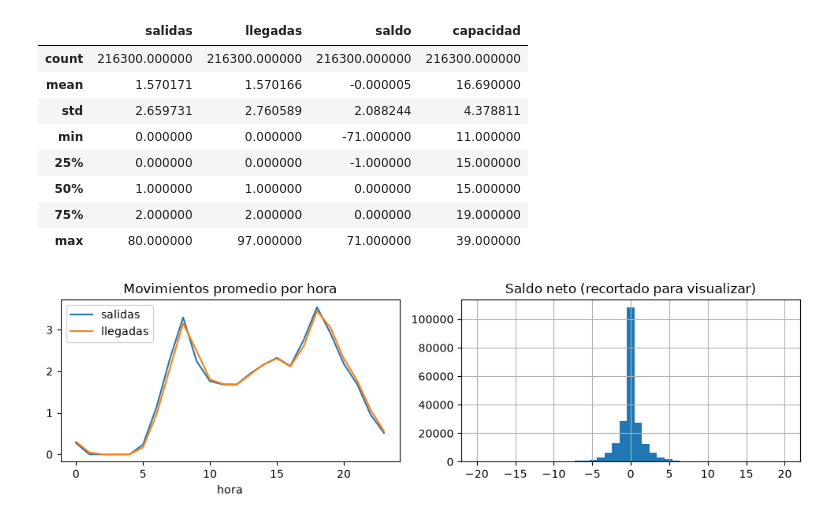
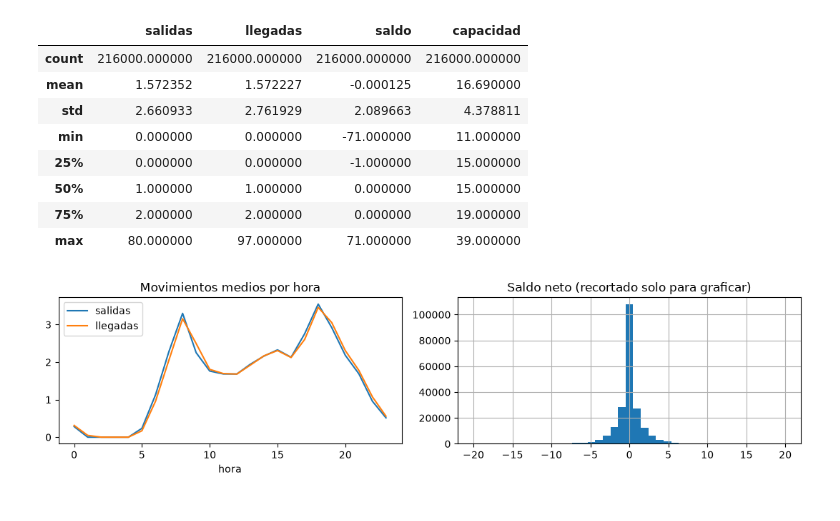
Before and after one commit to andresvazquez/TC5061-Proyecto-Equipo06, a Jupyter notebook: notebooks/2.0-JPC-target_p2.ipynb, the cells around one changed output. Saved outputs shown, nothing was run; the diff lists cells and outputs as text; code cells hidden in the pictures.

```diff
--- a/notebooks/2.0-JPC-target_p2.ipynb
+++ b/notebooks/2.0-JPC-target_p2.ipynb
@@ -53,33 +61,3 @@ Columnas del catálogo: ['id', 'name', 'latitude', 'longitude', 'dpcapacity']
 | 2 | 4 | (GDL-003) C. Vidrio / Av. Chapult... | 20.667690 | -103.368252 | 19 |
 | 3 | 5 | (GDL-004) C. Ghilardi /C. Miraflores | 20.691847 | -103.362549 | 19 |
 | 4 | 6 | (GDL-005) C. San Diego /Calzada I... | 20.681158 | -103.339363 | 11 |
-# %%
-viajes["inicio_del_viaje"] = pd.to_datetime(viajes["inicio_del_viaje"])
-viajes["fin_del_viaje"] = pd.to_datetime(viajes["fin_del_viaje"])
-salidas = (viajes.assign(hora=viajes["inicio_del_viaje"].dt.floor("h"))
-           .groupby(["origen_id", "hora"]).size().rename("salidas")
-           .rename_axis(index={"origen_id": "estacion_id"}).reset_index())
-llegadas = (viajes.assign(hora=viajes["fin_del_viaje"].dt.floor("h"))
-            .groupby(["destino_id", "hora"]).size().rename("llegadas")
-            .rename_axis(index={"destino_id": "estacion_id"}).reset_index())
-
-est = estaciones.rename(columns={"id": "estacion_id", "dpcapacity": "capacidad"})
-assert {"estacion_id", "capacidad"}.issubset(est.columns), "Revisar las columnas de nomenclatura"
-est = est[["estacion_id", "capacidad"]].copy()
-for df in (salidas, llegadas, est):
-    df["estacion_id"] = pd.to_numeric(df["estacion_id"], errors="coerce")
-est["capacidad"] = pd.to_numeric(est["capacidad"], errors="coerce")
-est = est.dropna().drop_duplicates("estacion_id")
-
-horas = pd.date_range(viajes["inicio_del_viaje"].min().floor("h"),
-                      viajes["inicio_del_viaje"].max().ceil("h"), freq="h")
-ids = pd.Index(pd.concat([salidas["estacion_id"], llegadas["estacion_id"]]).dropna().unique(), name="estacion_id")
-malla = pd.MultiIndex.from_product([ids, horas], names=["estacion_id", "hora"]).to_frame(index=False)
-malla = (malla.merge(salidas, on=["estacion_id", "hora"], how="left")
-         .merge(llegadas, on=["estacion_id", "hora"], how="left")
-         .merge(est, on="estacion_id", how="left"))
-malla[["salidas", "llegadas"]] = malla[["salidas", "llegadas"]].fillna(0).astype(int)
-malla = malla.dropna(subset=["capacidad"]).query("capacidad > 0").sort_values(["estacion_id", "hora"]).reset_index(drop=True)
-malla["saldo"] = malla["llegadas"] - malla["salidas"]
-print("Estaciones:", malla["estacion_id"].nunique(), "| Filas estación-hora:", len(malla))
-display(malla.head())
@@ -94,17 +129,18 @@ Estaciones: 300 | Filas estación-hora: 216300
 # %%
 display(malla[["salidas", "llegadas", "saldo", "capacidad"]].describe())
-fig, axes = plt.subplots(1, 2, figsize=(10, 3))
-malla.groupby(malla["hora"].dt.hour)[["salidas", "llegadas"]].mean().plot(ax=axes[0], title="Movimientos promedio por hora")
-malla["saldo"].clip(-20, 20).hist(bins=41, ax=axes[1]); axes[1].set_title("Saldo neto (recortado para visualizar)")
+fig, axes = plt.subplots(1, 2, figsize=(11, 3))
+malla.groupby(malla["hora"].dt.hour)[["salidas", "llegadas"]].mean().plot(ax=axes[0], title="Movimientos medios por hora")
+malla["saldo"].clip(-20, 20).hist(bins=41, ax=axes[1])
+axes[1].set_title("Saldo neto (recortado solo para graficar)")
 plt.tight_layout(); plt.show()
 # %% [output]
 |  | salidas | llegadas | saldo | capacidad |
-| count | 216300.000000 | 216300.000000 | 216300.000000 | 216300.000000 |
-| mean | 1.570171 | 1.570166 | -0.000005 | 16.690000 |
-| std | 2.659731 | 2.760589 | 2.088244 | 4.378811 |
+| count | 216000.000000 | 216000.000000 | 216000.000000 | 216000.000000 |
+| mean | 1.572352 | 1.572227 | -0.000125 | 16.690000 |
+| std | 2.660933 | 2.761929 | 2.089663 | 4.378811 |
 | min | 0.000000 | 0.000000 | -71.000000 | 11.000000 |
 | 25% | 0.000000 | 0.000000 | -1.000000 | 15.000000 |
 | 50% | 1.000000 | 1.000000 | 0.000000 | 15.000000 |
 | 75% | 2.000000 | 2.000000 | 0.000000 | 19.000000 |
 | max | 80.000000 | 97.000000 | 71.000000 | 39.000000 |
-[figure, old version]
+[figure, new version]
```
Also changed, not shown: parts of 17 cells of this notebook.
